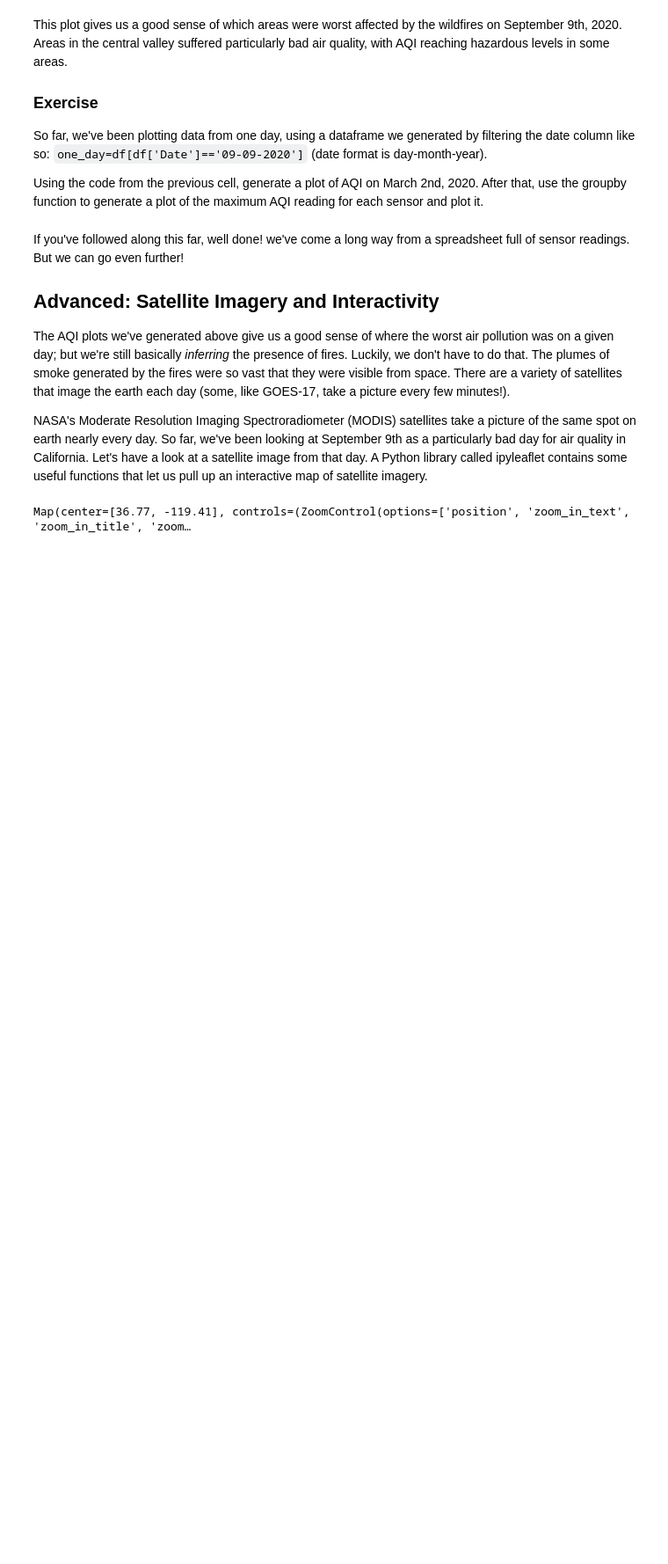
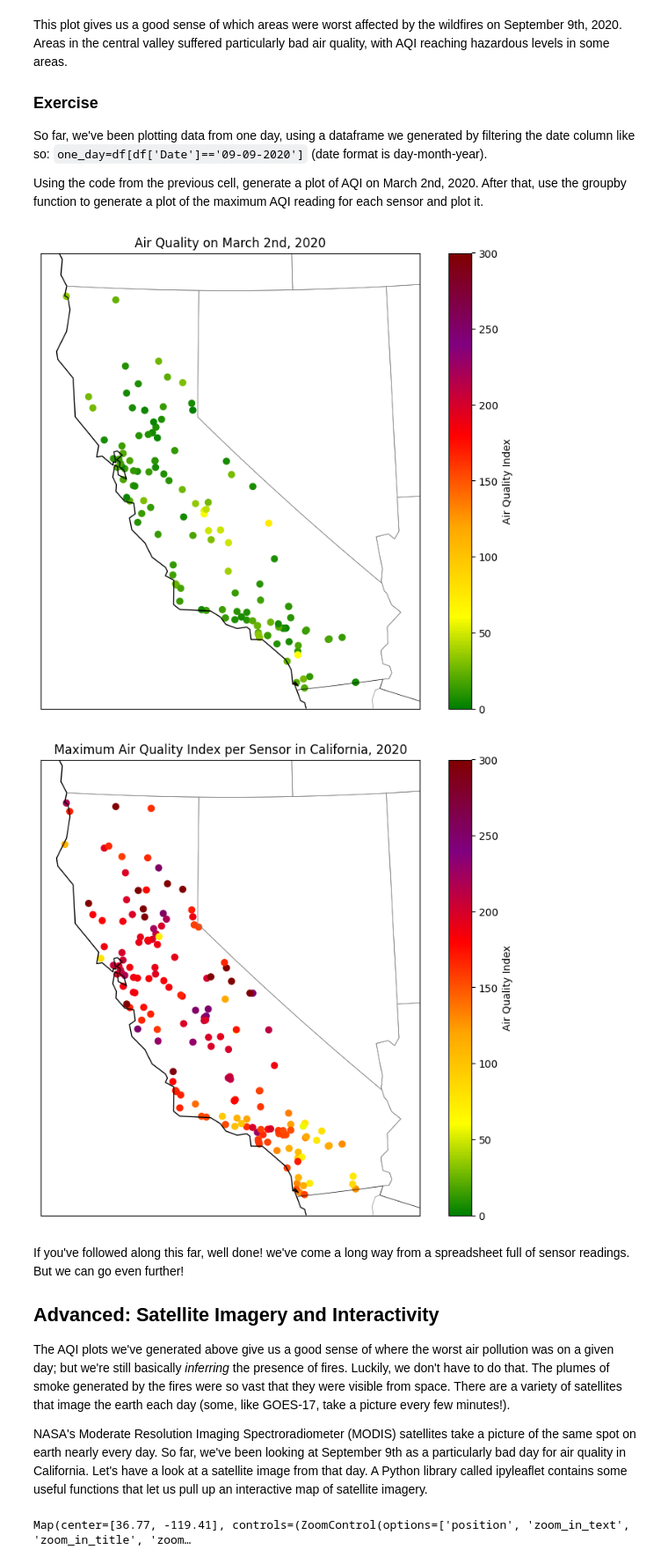
Before and after one commit to DiegoArgn/QM-2, a Jupyter notebook: w03_spatial_data.ipynb, the cells around one changed output. Shown at 88% size. Cells and saved outputs as stored; diff of their text form; code cells hidden in the pictures; blank space fills up the shorter version.

```diff
--- a/w03_spatial_data.ipynb
+++ b/w03_spatial_data.ipynb
@@ -372,6 +435,58 @@ This plot gives us a good sense of which areas were worst affected by the wildfi
 So far, we've been plotting data from one day, using a dataframe we generated by filtering the date column like so: `one_day=df[df['Date']=='09-09-2020']` (date format is day-month-year).
 
 Using the code from the previous cell, generate a plot of AQI on March 2nd, 2020. After that, use the groupby function to generate a plot of the maximum AQI reading for each sensor and plot it.
+# %%
+# Plot AQI on March 2nd, 2020
+date_march_2 = '03-02-2020'
+one_day_march_2 = df[df['Date'] == date_march_2]
+
+map_march_2 = Basemap(projection='lcc', resolution='l',
+            lat_0=37.5, lon_0=-119,
+            width=1E6, height=1.2E6)
+
+map_march_2.drawcoastlines(color='black')
+map_march_2.drawcountries(color='black')
+map_march_2.drawstates(color='gray')
+
+map_march_2.scatter(
+      one_day_march_2['longitude'],
+      one_day_march_2['latitude'],
+      latlon=True,
+      c=one_day_march_2['AQI'],
+      cmap=aqi_colors,
+      vmin=0,
+      vmax=300)
+
+plt.title('Air Quality on March 2nd, 2020')
+plt.colorbar(label='Air Quality Index');
+plt.show()
+
+# Plot maximum AQI for each sensor over the year
+max_aqi_per_sensor = df.groupby('Site ID').agg({'latitude': 'first', 'longitude': 'first', 'AQI': 'max'}).reset_index()
+
+map_max_aqi = Basemap(projection='lcc', resolution='l',
+            lat_0=37.5, lon_0=-119,
+            width=1E6, height=1.2E6)
+
+map_max_aqi.drawcoastlines(color='black')
+map_max_aqi.drawcountries(color='black')
+map_max_aqi.drawstates(color='gray')
+
+map_max_aqi.scatter(
+      max_aqi_per_sensor['longitude'],
+      max_aqi_per_sensor['latitude'],
+      latlon=True,
+      c=max_aqi_per_sensor['AQI'],
+      cmap=aqi_colors,
+      vmin=0,
+      vmax=300)
+
+plt.title('Maximum Air Quality Index per Sensor in California, 2020')
+plt.colorbar(label='Air Quality Index');
+plt.show()
+# %% [output]
+[figure, added]
+[figure, added]
 # %% [markdown]
 If you've followed along this far, well done! we've come a long way from a spreadsheet full of sensor readings. But we can go even further!
 
```
Also changed, not shown: parts of 11 cells of this notebook.
